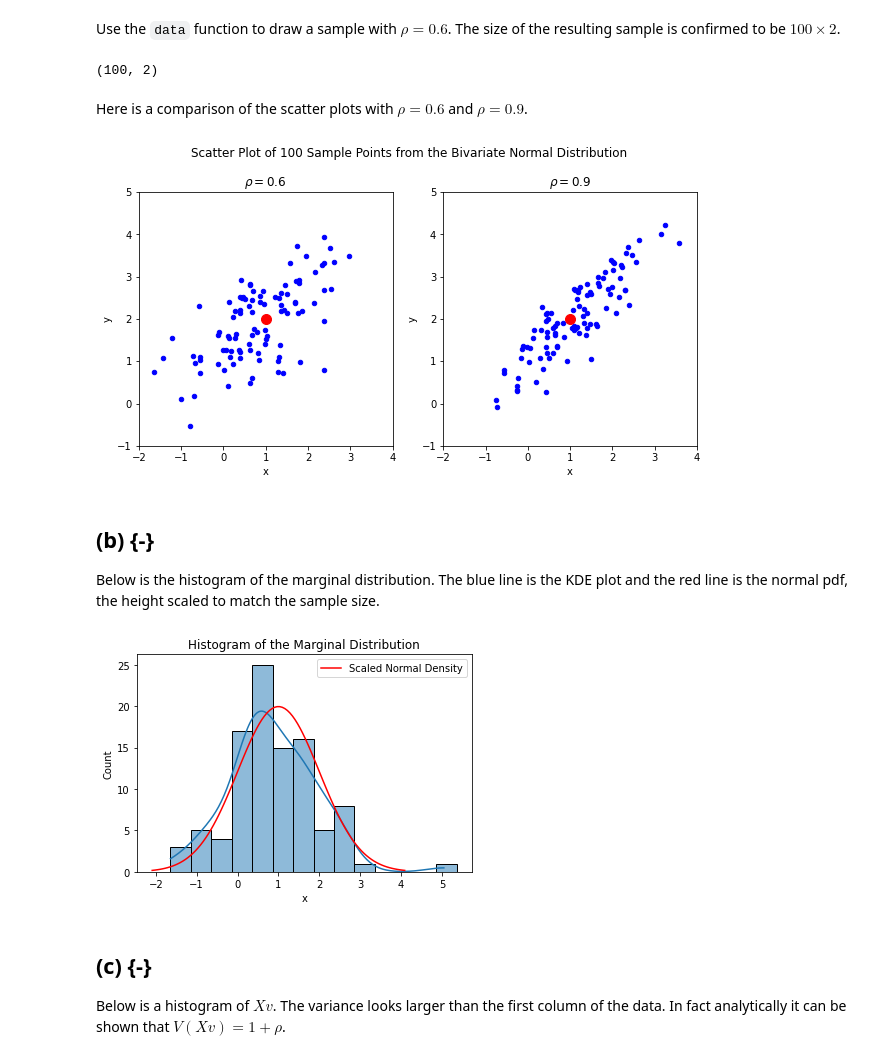
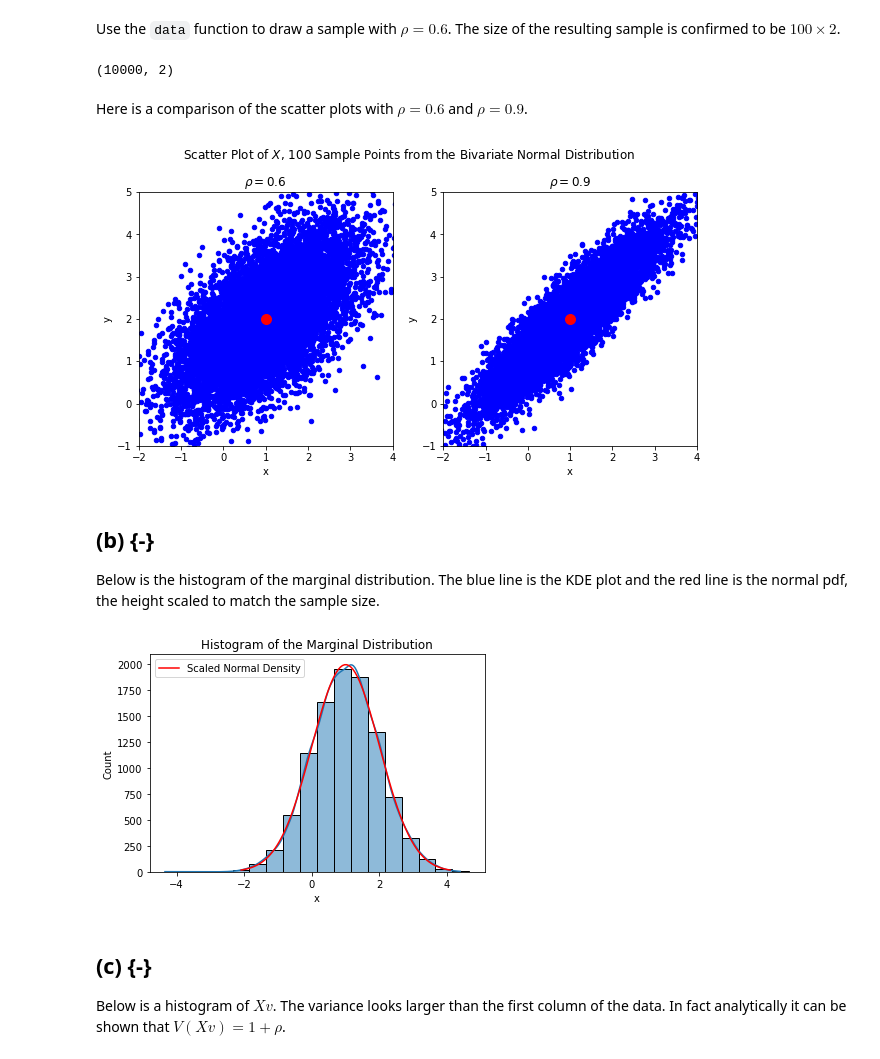
Before and after one commit to beginnerSC/mscf_hw, a Jupyter notebook: ML I/Homework #2.ipynb, the cells around one changed output. Drawn from its saved outputs; the diff is of its cells as text; code cells hidden in the pictures.

```diff
--- a/ML I/Homework #2.ipynb
+++ b/ML I/Homework #2.ipynb
@@ -17,7 +17,7 @@ from scipy.stats import multivariate_normal
 from pandas import DataFrame, Series
 import matplotlib.pyplot as plt
 
-sample_size = 100
+sample_size = 10000
 mu = [1, 2]
 sigma = lambda rho: [[1, rho], [rho, 1]]
 dist = lambda rho: multivariate_normal(mean=mu, cov=sigma(rho))
@@ -29,24 +29,24 @@
 X = data(rho=0.6)
 X.shape
 # %% [output]
-(100, 2)
+(10000, 2)
 # %% [markdown]
 Here is a comparison of the scatter plots with $\rho=0.6$ and $\rho=0.9$.
 # %%
 fig, (ax0, ax1) = plt.subplots(1, 2)
 
 X = data(rho=0.6)
 X.plot(kind='scatter', x='x', y='y', color='blue', ax=ax0)
 data(rho=0.9).plot(kind='scatter', x='x', y='y', color='blue', ax=ax1)
 mean.plot(kind='scatter', x='x', y='y', color='red', s=100, xlim=(-2, 4), ylim=(-1, 5), ax=ax0)
 mean.plot(kind='scatter', x='x', y='y', color='red', s=100, xlim=(-2, 4), ylim=(-1, 5), ax=ax1)
 
 ax0.set(aspect=1, title='$\\rho = 0.6$')
 ax1.set(aspect=1, title='$\\rho = 0.9$');
 fig.set_size_inches(10, 5)
-fig.suptitle('Scatter Plot of 100 Sample Points from the Bivariate Normal Distribution');
+fig.suptitle('Scatter Plot of $X$, 100 Sample Points from the Bivariate Normal Distribution');
 # %% [output]
-[figure, old version]
+[figure, new version]
 # %% [markdown]
 ## (b) {-}
 
@@ -65,7 +65,7 @@ ax = sns.histplot(data=X, x='x', kde=True, binwidth=binwidth)
 ax.set(title='Histogram of the Marginal Distribution')
 Series({x: binwidth*sample_size*norm_dist.pdf(x) for x in xs}, name='Scaled Normal Density').plot(color='red', ax=ax, legend=True);
 # %% [output]
-[figure, old version]
+[figure, new version]
 # %% [markdown]
 ## (c) {-}
 
```
Also changed, not shown: parts of 5 cells of this notebook.
